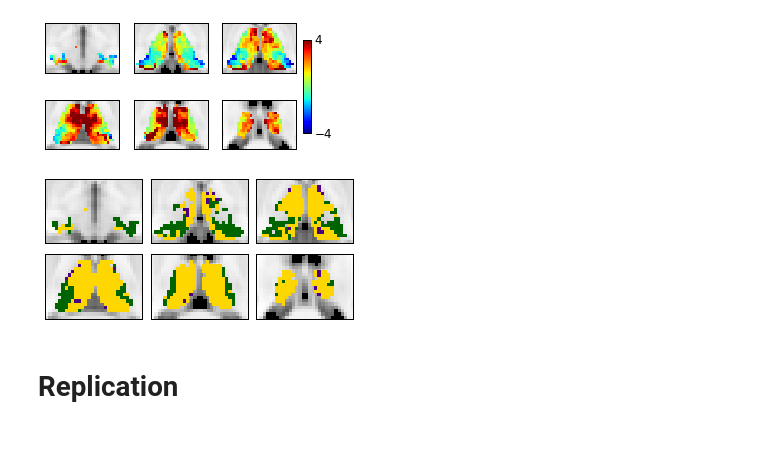
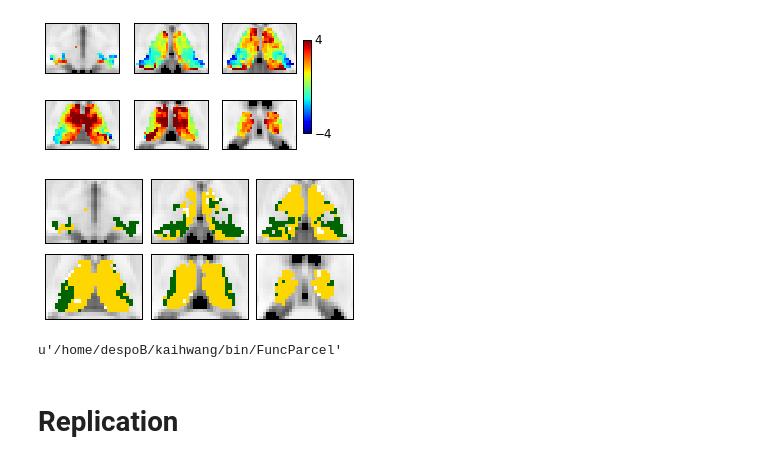
Before and after one commit to kaihwang/FuncParcel, a Jupyter notebook: Visualize_thalamus_maps.ipynb, the cells around one changed output. Drawn from its saved outputs; the diff is of its cells as text; code cells hidden in the pictures.

Commit message:
change color

```diff
--- a/Visualize_thalamus_maps.ipynb
+++ b/Visualize_thalamus_maps.ipynb
@@ -303,13 +303,17 @@ def visualize_parcellation(CIs, cmap, savepath):
 # %%
 ## get connector or pro voxels
 
 TopPC = (PCs>0.63)*2
 TopWMD = (WMD>0.80)*1
 ALL = TopPC +TopWMD
-cmap = colors.ListedColormap(['indigo', 'darkgreen', 'gold'])
+cmap = colors.ListedColormap(['ivory', 'darkgreen', 'gold'])
 visualize_parcellation(ALL, cmap, 'Data/MGH_Gordon_Tha_NodeType.png')
 # %% [output]
-[figure, old version]
+[figure, new version]
+# %%
+pwd
+# %% [output]
+u'/home/despoB/kaihwang/bin/FuncParcel'
 # %% [markdown]
 # Replication
 # %%
```
